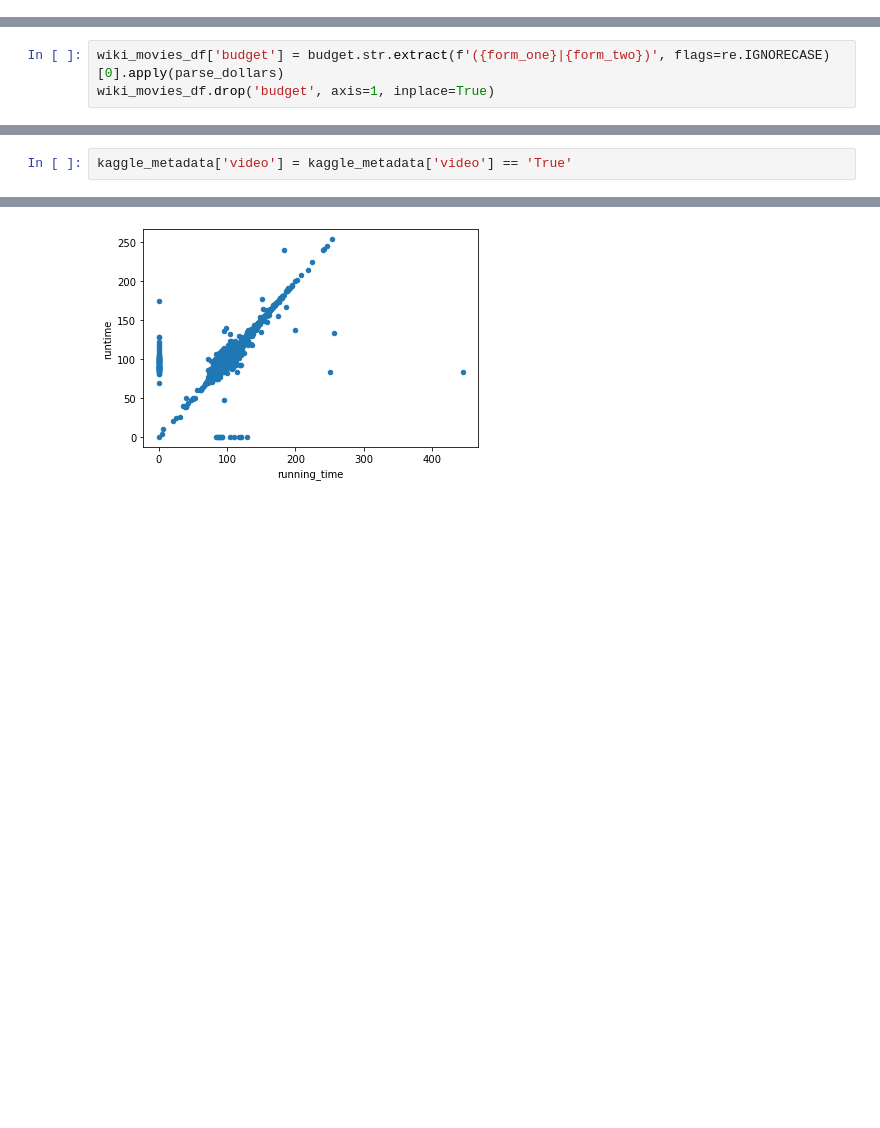
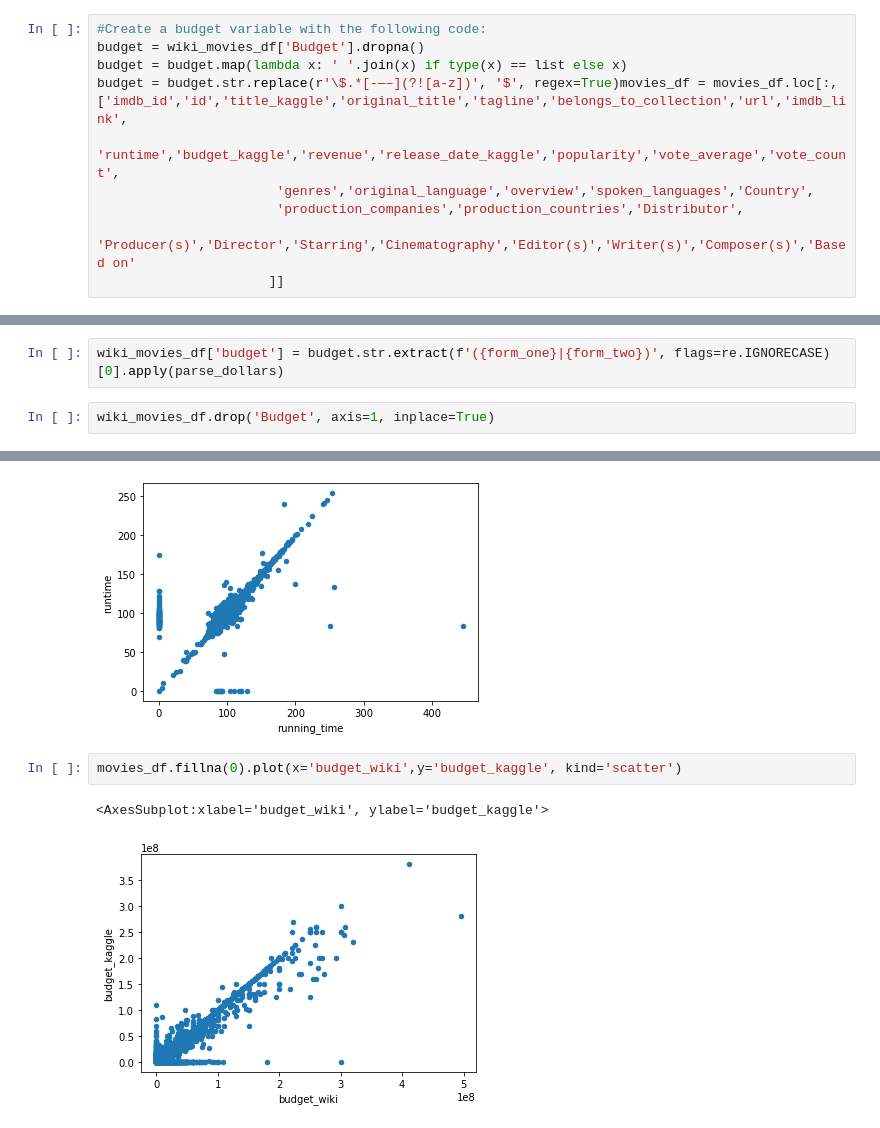
Before and after one commit to Karenjakins/Movies-ETL, a Jupyter notebook: Module_practice.ipynb, the cells around one changed output, grey strips where cells are left out. Cells and saved outputs as stored; diff of their text form; blank space fills up the shorter version.

```diff
--- a/Module_practice.ipynb
+++ b/Module_practice.ipynb
@@ -438,3 +400,13 @@ budget = budget.str.replace(r'\$.*[-—–](?![a-z])', '$', regex=True)
+# %%
+#Create a budget variable with the following code:
+budget = wiki_movies_df['Budget'].dropna()
+budget = budget.map(lambda x: ' '.join(x) if type(x) == list else x)
+budget = budget.str.replace(r'\$.*[-—–](?![a-z])', '$', regex=True)movies_df = movies_df.loc[:, ['imdb_id','id','title_kaggle','original_title','tagline','belongs_to_collection','url','imdb_link',
+                       'runtime','budget_kaggle','revenue','release_date_kaggle','popularity','vote_average','vote_count',
+                       'genres','original_language','overview','spoken_languages','Country',
+                       'production_companies','production_countries','Distributor',
+                       'Producer(s)','Director','Starring','Cinematography','Editor(s)','Writer(s)','Composer(s)','Based on'
+                      ]]
 # %%
 matches_form_one = budget.str.contains(form_one, flags=re.IGNORECASE)
 matches_form_two = budget.str.contains(form_two, flags=re.IGNORECASE)
@@ -481,7 +453,8 @@ budget[~matches_form_one & ~matches_form_two]
 Name: Budget, dtype: object
 # %%
 wiki_movies_df['budget'] = budget.str.extract(f'({form_one}|{form_two})', flags=re.IGNORECASE)[0].apply(parse_dollars)
-wiki_movies_df.drop('budget', axis=1, inplace=True)
+# %%
+wiki_movies_df.drop('Budget', axis=1, inplace=True)
 # %%
 #Make a variable that holds the non-null values of Release date
 release_date = wiki_movies_df['Release date'].dropna().apply(lambda x: ' '.join(x) if type(x) == list else x)
@@ -659,8 +612,6 @@ kaggle_metadata['video'] == 'True'
 45464    False
 45465    False
 Name: video, Length: 45454, dtype: bool
-# %%
-kaggle_metadata['video'] = kaggle_metadata['video'] == 'True'
 # %%
 kaggle_metadata['budget'] = kaggle_metadata['budget'].astype(int)
 kaggle_metadata['id'] = pd.to_numeric(kaggle_metadata['id'], errors='raise')
@@ -771,3 +730,8 @@ movies_df.fillna(0).plot(x='running_time', y='runtime', kind='scatter')
 # %% [output]
 <AxesSubplot:xlabel='running_time', ylabel='runtime'>
 [figure]
+# %%
+movies_df.fillna(0).plot(x='budget_wiki',y='budget_kaggle', kind='scatter')
+# %% [output]
+<AxesSubplot:xlabel='budget_wiki', ylabel='budget_kaggle'>
+[figure, added]
```
Also changed, not shown: parts of 68 cells of this notebook.
